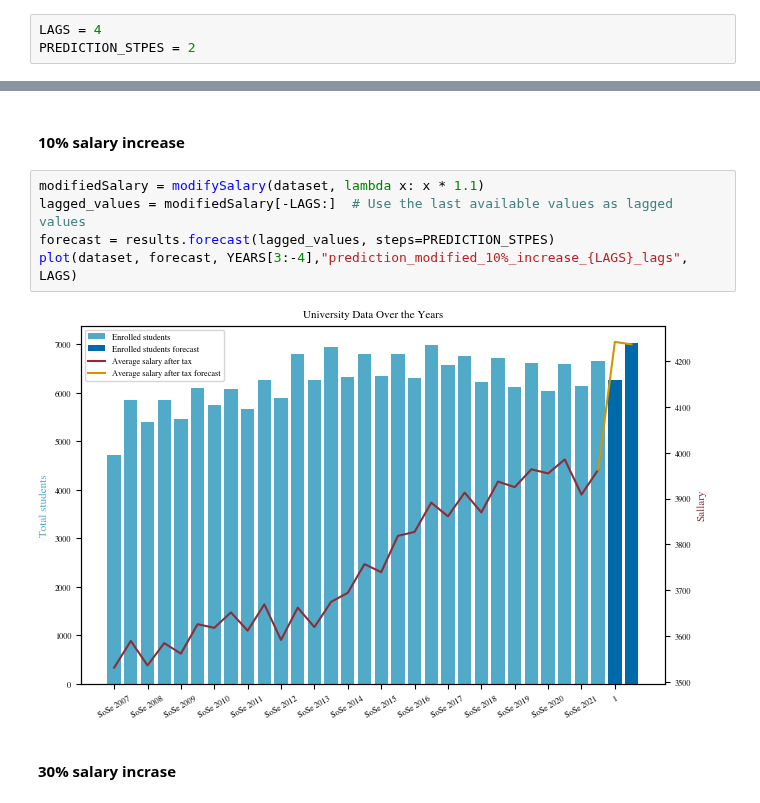
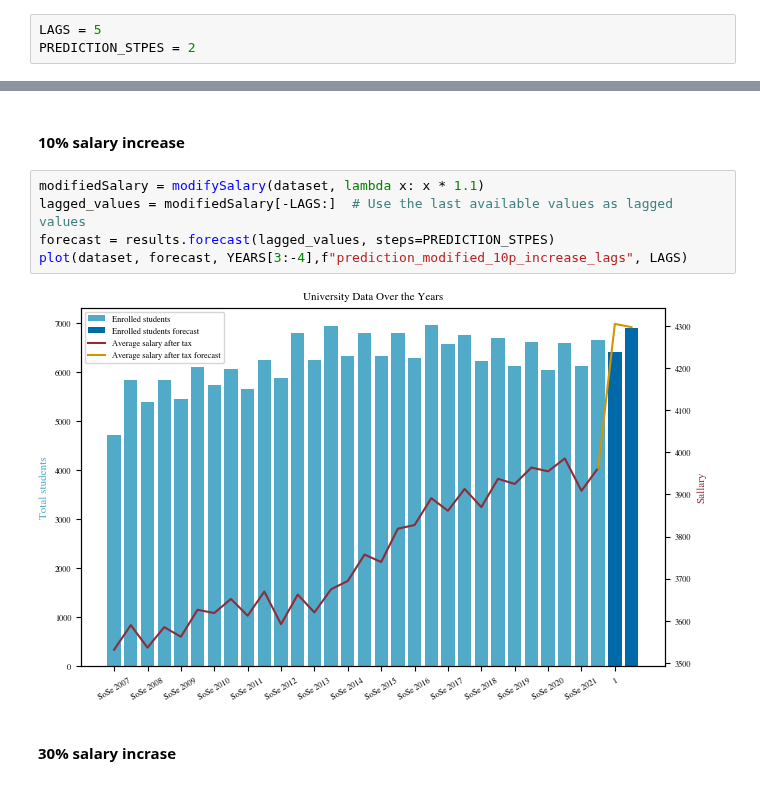
Before and after one commit to mxs01/AnalysingStudentDevelopment, a Jupyter notebook: exp/exp_03_modifyInputData.ipynb, the cells around one changed output, grey strips where cells are left out. Saved outputs shown, nothing was run; the diff lists cells and outputs as text.

```diff
--- a/exp/exp_03_modifyInputData.ipynb
+++ b/exp/exp_03_modifyInputData.ipynb
@@ -27,7 +27,7 @@ graduatesInBW = getGraduatesInBwFor(years = years)
 # %% [markdown]
 ### Build the model (once again)
 # %%
-LAGS = 4
+LAGS = 5
 PREDICTION_STPES = 2
 # %%
 dataset = np.column_stack((totalStudents, inflationAdjustedGrossSalary, graduatesInBW.repeat(2)))
@@ -41,10 +41,10 @@ Modify the salary expectation, to see how the model would react.
 # %%
 modifiedSalary = modifySalary(dataset, lambda x: x * 1.1)
 lagged_values = modifiedSalary[-LAGS:]  # Use the last available values as lagged values
 forecast = results.forecast(lagged_values, steps=PREDICTION_STPES)
-plot(dataset, forecast, YEARS[3:-4],"prediction_modified_10%_increase_{LAGS}_lags", LAGS)
+plot(dataset, forecast, YEARS[3:-4],f"prediction_modified_10p_increase_lags", LAGS)
 # %% [output]
-[figure, old version]
+[figure, new version]
 # %% [markdown]
 #### 30% salary incrase
 # %%
```
Also changed, not shown: parts of 2 cells of this notebook, 4 other files.
